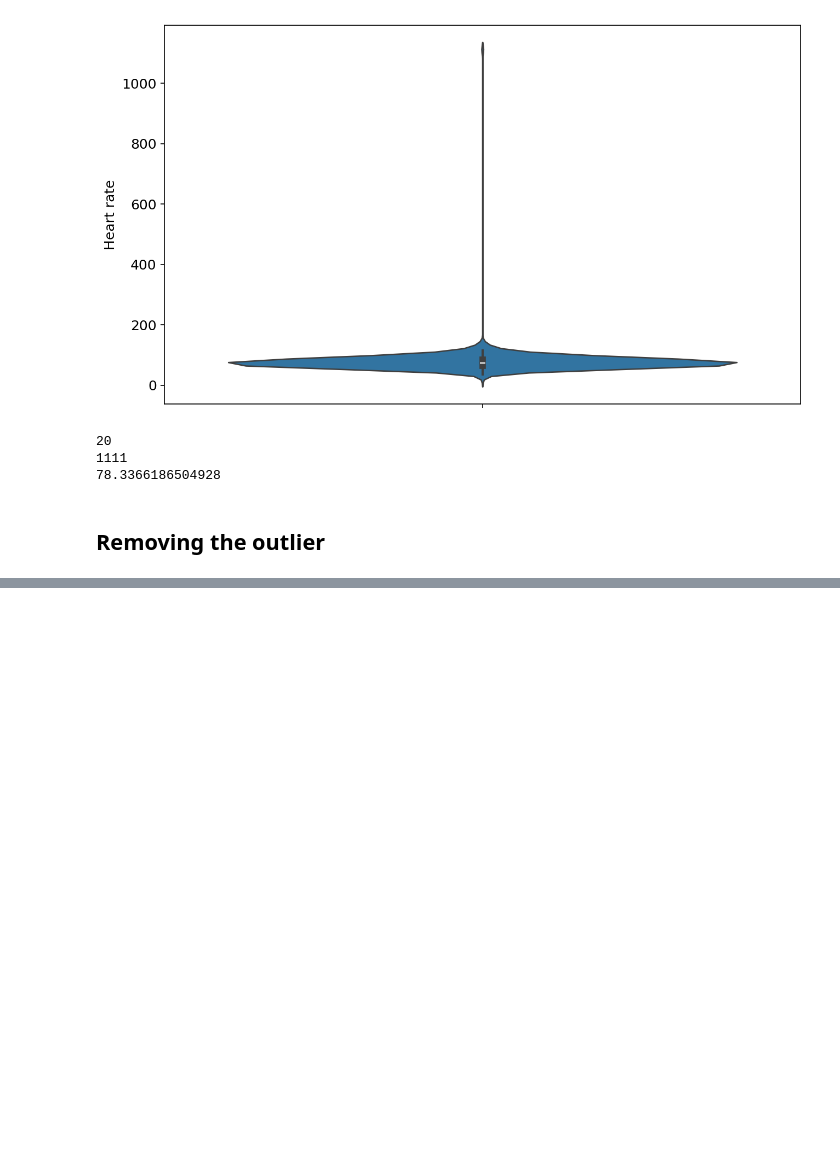
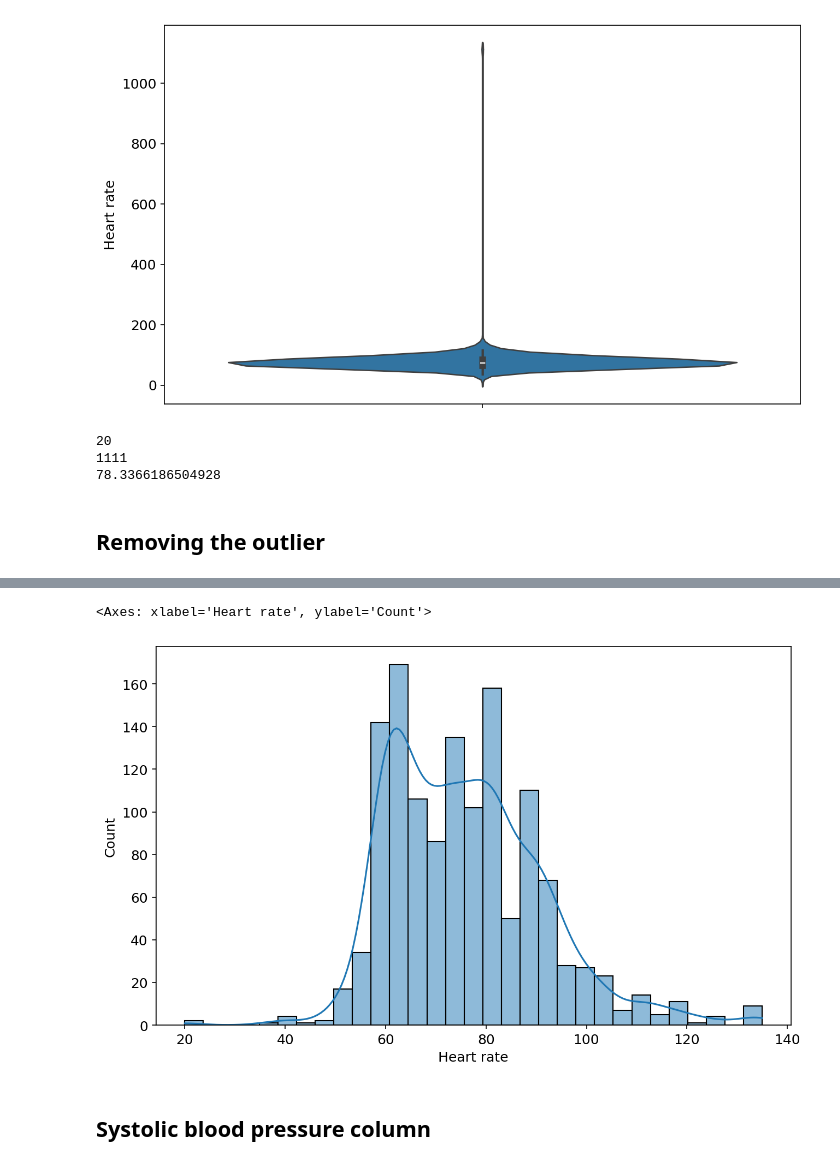
Before and after one commit to Jawad-Muzafar/EDA, a Jupyter notebook: Heart attack dataset/eda.ipynb, the cells around one changed output, grey strips where cells are left out. Saved outputs shown, nothing was run; the diff lists cells and outputs as text; code cells hidden in the pictures; blank space fills up the shorter version.

```diff
--- a/Heart attack dataset/eda.ipynb
+++ b/Heart attack dataset/eda.ipynb
@@ -289,0 +298,2 @@ Name: count, dtype: int64
+# %%
+df=df[df['Heart rate']!=1111]
@@ -289,0 +313,7 @@ Name: count, dtype: int64
+# %%
+sns.histplot(df['Heart rate'], kde=True)
+# %% [output]
+<Axes: xlabel='Heart rate', ylabel='Count'>
+[figure, added]
+# %% [markdown]
+## **Systolic blood pressure column**
```
Also changed, not shown: parts of 57 cells of this notebook.
